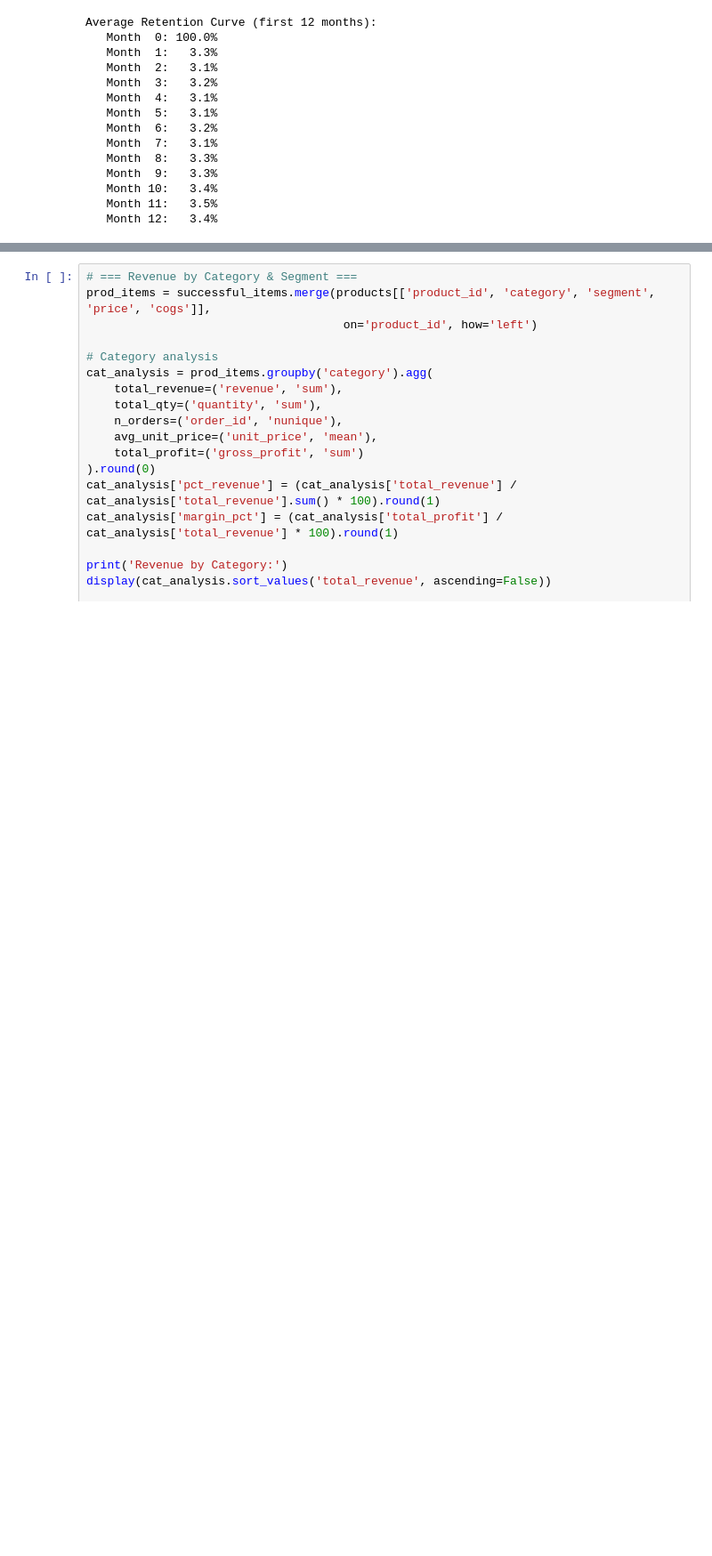
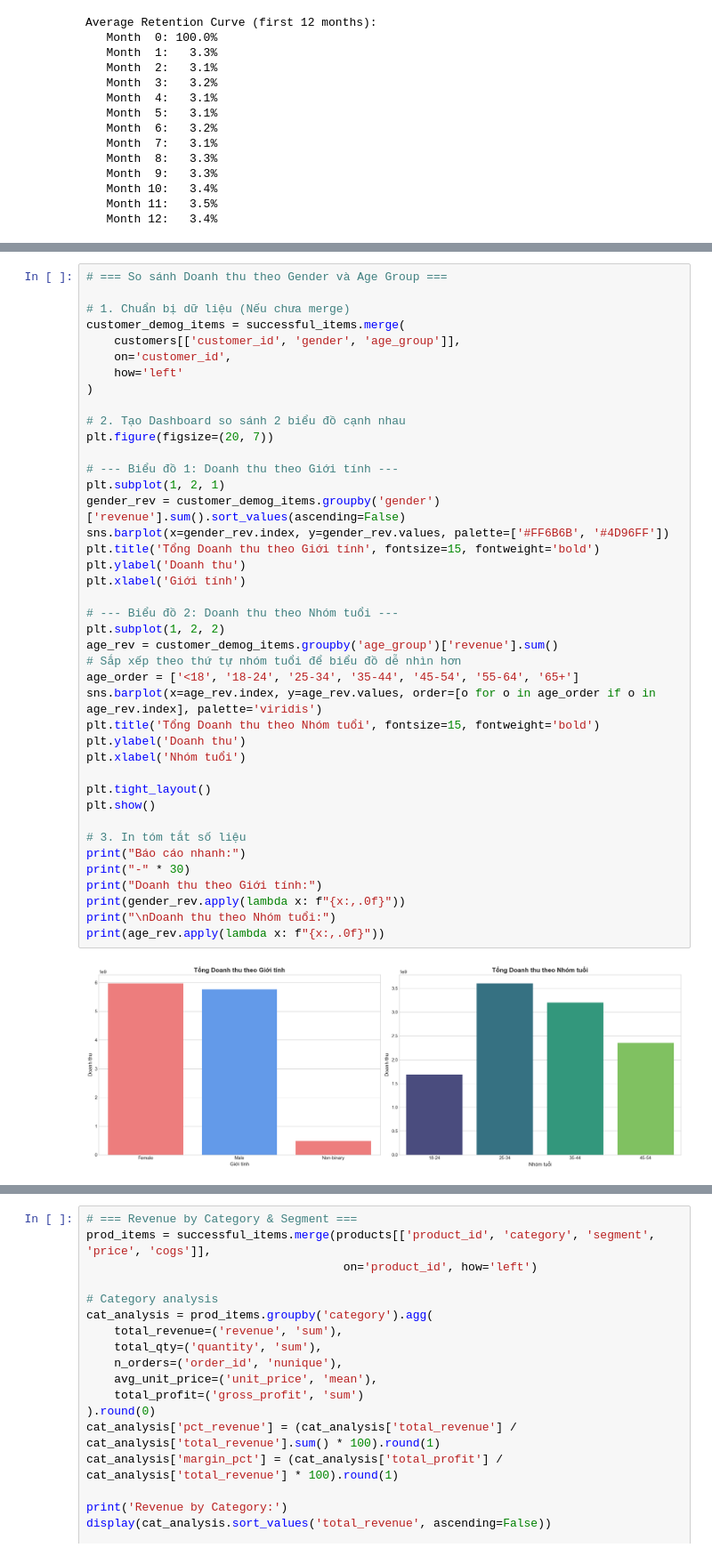
Before and after one commit to caosfourn/DATATHON_2026_DATACONDA, a Jupyter notebook: notebook/03_bivariate_diagnostics.ipynb, the cells around one changed output, grey strips where cells are left out. Shown at 89% size. Cells and saved outputs as stored; diff of their text form; blank space fills up the shorter version.

```diff
--- a/notebook/03_bivariate_diagnostics.ipynb
+++ b/notebook/03_bivariate_diagnostics.ipynb
@@ -264,0 +271,43 @@ Average Retention Curve (first 12 months):
+# %%
+# === So sánh Doanh thu theo Gender và Age Group ===
+
+# 1. Chuẩn bị dữ liệu (Nếu chưa merge)
+customer_demog_items = successful_items.merge(
+    customers[['customer_id', 'gender', 'age_group']],
+    on='customer_id',
+    how='left'
+)
+
+# 2. Tạo Dashboard so sánh 2 biểu đồ cạnh nhau
+plt.figure(figsize=(20, 7))
+
+# --- Biểu đồ 1: Doanh thu theo Giới tính ---
+plt.subplot(1, 2, 1)
+gender_rev = customer_demog_items.groupby('gender')['revenue'].sum().sort_values(ascending=False)
+sns.barplot(x=gender_rev.index, y=gender_rev.values, palette=['#FF6B6B', '#4D96FF'])
+plt.title('Tổng Doanh thu theo Giới tính', fontsize=15, fontweight='bold')
+plt.ylabel('Doanh thu')
+plt.xlabel('Giới tính')
+
+# --- Biểu đồ 2: Doanh thu theo Nhóm tuổi ---
+plt.subplot(1, 2, 2)
+age_rev = customer_demog_items.groupby('age_group')['revenue'].sum()
+# Sắp xếp theo thứ tự nhóm tuổi để biểu đồ dễ nhìn hơn
+age_order = ['<18', '18-24', '25-34', '35-44', '45-54', '55-64', '65+']
+sns.barplot(x=age_rev.index, y=age_rev.values, order=[o for o in age_order if o in age_rev.index], palette='viridis')
+plt.title('Tổng Doanh thu theo Nhóm tuổi', fontsize=15, fontweight='bold')
+plt.ylabel('Doanh thu')
+plt.xlabel('Nhóm tuổi')
+
+plt.tight_layout()
+plt.show()
+
+# 3. In tóm tắt số liệu
+print("Báo cáo nhanh:")
+print("-" * 30)
+print("Doanh thu theo Giới tính:")
+print(gender_rev.apply(lambda x: f"{x:,.0f}"))
+print("\nDoanh thu theo Nhóm tuổi:")
+print(age_rev.apply(lambda x: f"{x:,.0f}"))
+# %% [output]
+[figure, added]
```
Also changed, not shown: parts of 10 cells of this notebook, 28 other files.
